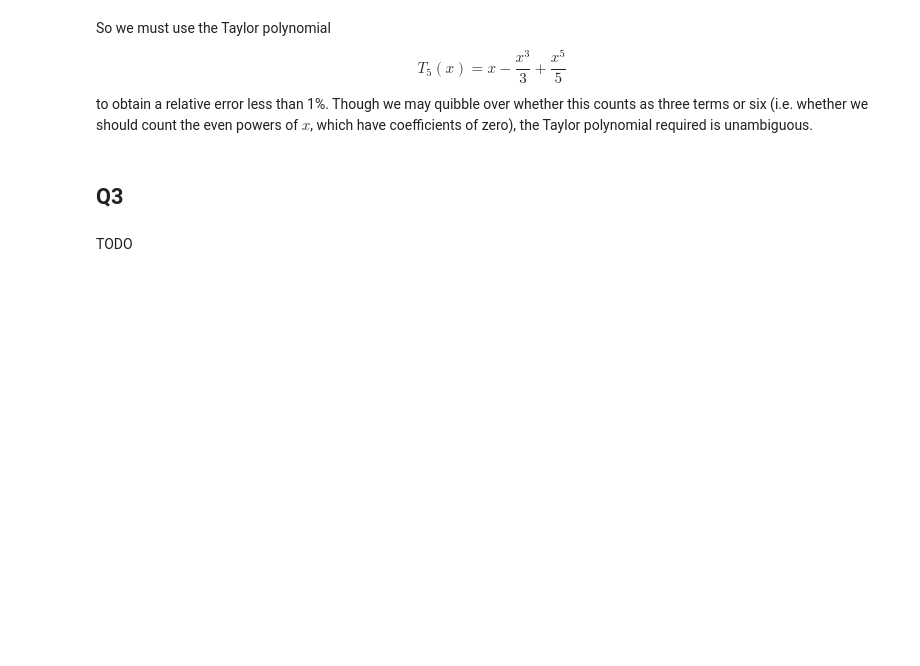
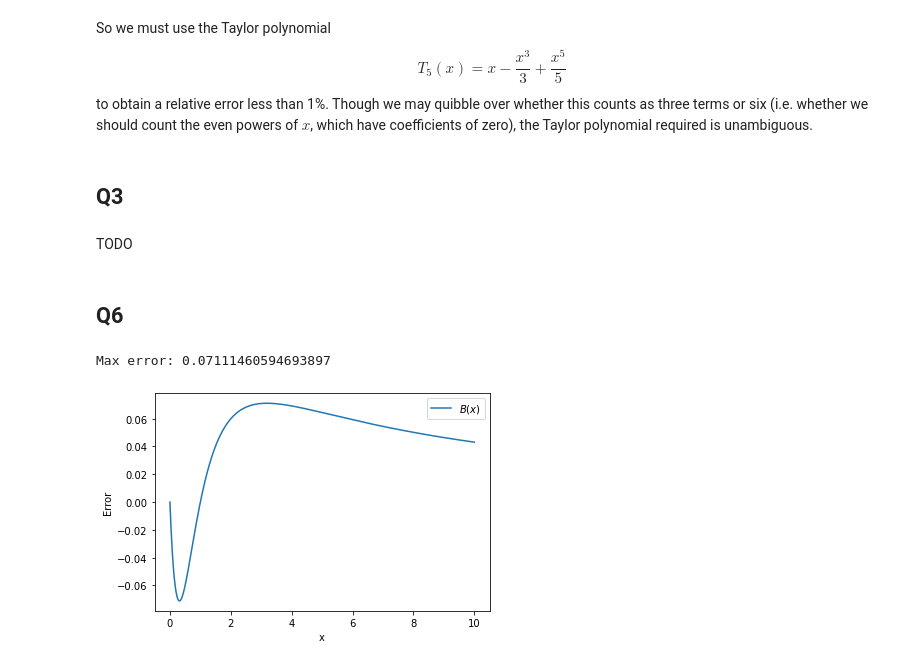
Before and after one commit to jwu277/math406-hw1, a Jupyter notebook: assi1.ipynb, the cells around one changed output. Cells and saved outputs as stored; diff of their text form; code cells hidden in the pictures; blank space fills up the shorter version.

```diff
--- a/assi1.ipynb
+++ b/assi1.ipynb
@@ -161,3 +161,24 @@ to obtain a relative error less than 1%. Though we may quibble over whether this
 ## Q3
 # %% [markdown]
 TODO
+# %% [markdown]
+## Q6
+# %%
+def B(x):
+    return np.pi/2 * x/(1+x)
+# %%
+fig, ax = plt.subplots(figsize=(6,4))
+
+x = np.linspace(0, 10, 1000)
+e1 = np.arctan(x) - B(x)
+
+ax.plot(x, e1, label='$B(x)$')
+print(f'Max error: {np.max(np.abs(e1))}')
+
+ax.set_xlabel('x')
+ax.set_ylabel('Error')
+ax.legend()
+plt.show()
+# %% [output]
+Max error: 0.07111460594693897
+[figure, added]
```
Also changed, not shown: parts of 2 cells of this notebook.
